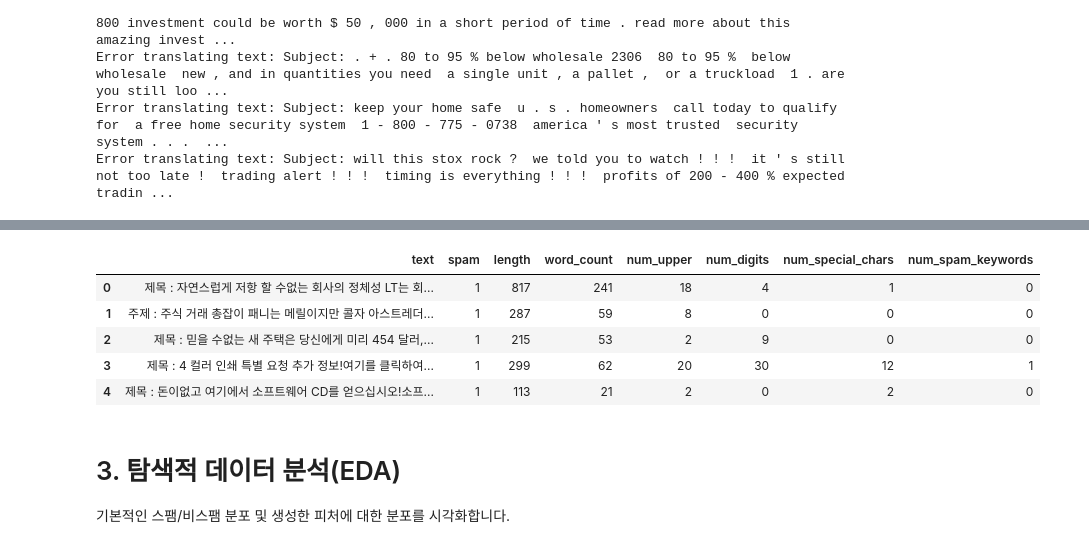
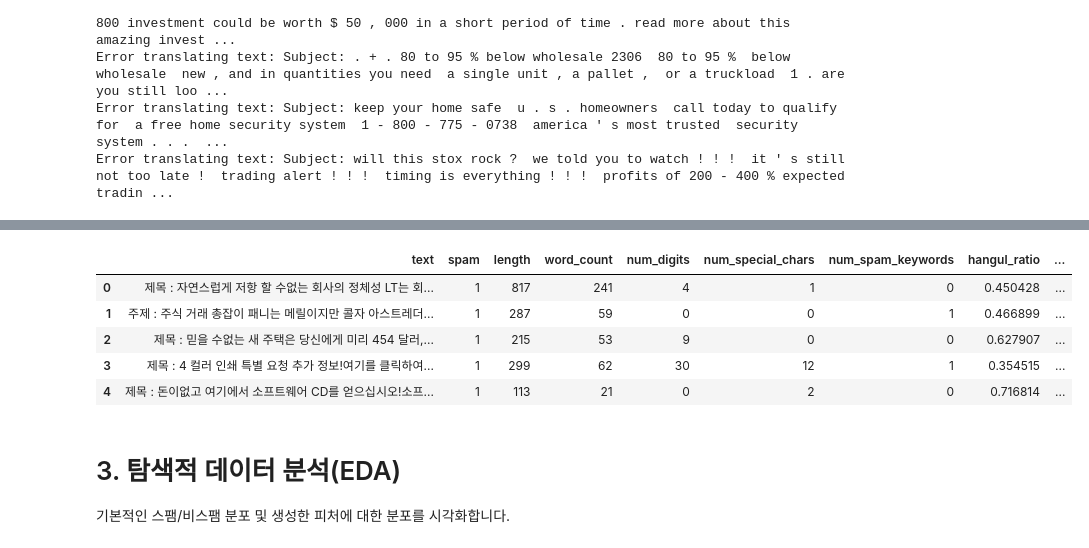
Before and after one commit to KoYejune0302/bob-spam-email, a Jupyter notebook: spam-email-filtering.ipynb, the cells around one changed output, grey strips where cells are left out. Cells and saved outputs as stored; diff of their text form; code cells hidden in the pictures.

```diff
--- a/spam-email-filtering.ipynb
+++ b/spam-email-filtering.ipynb
@@ -117,44 +142,57 @@ df.head()
 # %%
-spam_keywords = ["무료", "당첨", "이벤트", "광고", "회원", "대출", "카드", "보상", "긴급", "특가"]
-
-def count_spam_keywords(text, keywords):
-    count = 0
-    for kw in keywords:
-        count += text.count(kw)
-    return count
+import re
 
 def feature_engineering(df):
     # 메일 길이
     df['length'] = df['text'].apply(len)
 
     # 단어 수
     df['word_count'] = df['text'].apply(lambda x: len(x.split()))
 
-    # 대문자(영문) 수
-    # 한국어 데이터라고 가정했지만, 일부 대문자 영문이 포함될 수 있음
-    df['num_upper'] = df['text'].apply(lambda x: sum(1 for c in x if c.isupper()))
-
     # 숫자 수
     df['num_digits'] = df['text'].apply(lambda x: sum(c.isdigit() for c in x))
 
-    # 특수문자 수 (예: !, ?, @)
+    # 특수문자 수 (예: !, ?, @, #, $, %, ^, &, *, (, ))
     special_chars = set(['!', '?', '@', '#', '$', '%', '^', '&', '*', '(', ')'])
     df['num_special_chars'] = df['text'].apply(lambda x: sum(c in special_chars for c in x))
 
     # 스팸 키워드 포함 횟수
-    df['num_spam_keywords'] = df['text'].apply(lambda x: count_spam_keywords(x, spam_keywords))
+    spam_keywords = ["무료", "당첨", "이벤트", "광고", "회원", "대출", "카드", "보상", "긴급", "특가", "약물", "투자", "주식", "성인", "배팅", "도박", "채용", "지원"]
+    def count_spam_keywords(text):
+        count = 0
+        for kw in spam_keywords:
+            count += text.count(kw)
+        return count
+    df['num_spam_keywords'] = df['text'].apply(count_spam_keywords)
+
+    # 한글 비율: 전체 문자 대비 한글(가-힣) 문자 비율
+    def hangul_ratio(text):
+        total = len(text)
+        if total == 0:
+            return 0
+        count_hangul = sum(1 for c in text if '가' <= c <= '힣')
+        return count_hangul / total
+    df['hangul_ratio'] = df['text'].apply(hangul_ratio)
+
+    # 연속 반복 문자 수 (같은 문자가 3번 이상 반복되는 경우)
+    def count_repeated_sequences(text):
+        matches = re.findall(r'(.)\1\1+', text)
+        return len(matches)
+    df['repeated_seq'] = df['text'].apply(count_repeated_sequences)
 
     return df
 
+# 피처 엔지니어링 적용
 df = feature_engineering(df)
+
 df.head()
 # %% [output]
-|  | text | spam | length | word_count | num_upper | num_digits | num_special_chars | num_spam_keywords |
-| 0 | 제목 : 자연스럽게 저항 할 수없는 회사의 정체성 LT는 회... | 1 | 817 | 241 | 18 | 4 | 1 | 0 |
-| 1 | 주제 : 주식 거래 총잡이 패니는 메릴이지만 콜자 아스트레더... | 1 | 287 | 59 | 8 | 0 | 0 | 0 |
-| 2 | 제목 : 믿을 수없는 새 주택은 당신에게 미리 454 달러,... | 1 | 215 | 53 | 2 | 9 | 0 | 0 |
-| 3 | 제목 : 4 컬러 인쇄 특별 요청 추가 정보!여기를 클릭하여... | 1 | 299 | 62 | 20 | 30 | 12 | 1 |
-| 4 | 제목 : 돈이없고 여기에서 소프트웨어 CD를 얻으십시오!소프... | 1 | 113 | 21 | 2 | 0 | 2 | 0 |
+|  | text | spam | length | word_count | num_digits | num_special_chars | num_spam_keywords | hangul_ratio | ... |
+| 0 | 제목 : 자연스럽게 저항 할 수없는 회사의 정체성 LT는 회... | 1 | 817 | 241 | 4 | 1 | 0 | 0.450428 | ... |
+| 1 | 주제 : 주식 거래 총잡이 패니는 메릴이지만 콜자 아스트레더... | 1 | 287 | 59 | 0 | 0 | 1 | 0.466899 | ... |
+| 2 | 제목 : 믿을 수없는 새 주택은 당신에게 미리 454 달러,... | 1 | 215 | 53 | 9 | 0 | 0 | 0.627907 | ... |
+| 3 | 제목 : 4 컬러 인쇄 특별 요청 추가 정보!여기를 클릭하여... | 1 | 299 | 62 | 30 | 12 | 1 | 0.354515 | ... |
+| 4 | 제목 : 돈이없고 여기에서 소프트웨어 CD를 얻으십시오!소프... | 1 | 113 | 21 | 0 | 2 | 0 | 0.716814 | ... |
 # %% [markdown]
 # 3. 탐색적 데이터 분석(EDA)
 기본적인 스팸/비스팸 분포 및 생성한 피처에 대한 분포를 시각화합니다.
```
Also changed, not shown: parts of 13 cells of this notebook.
